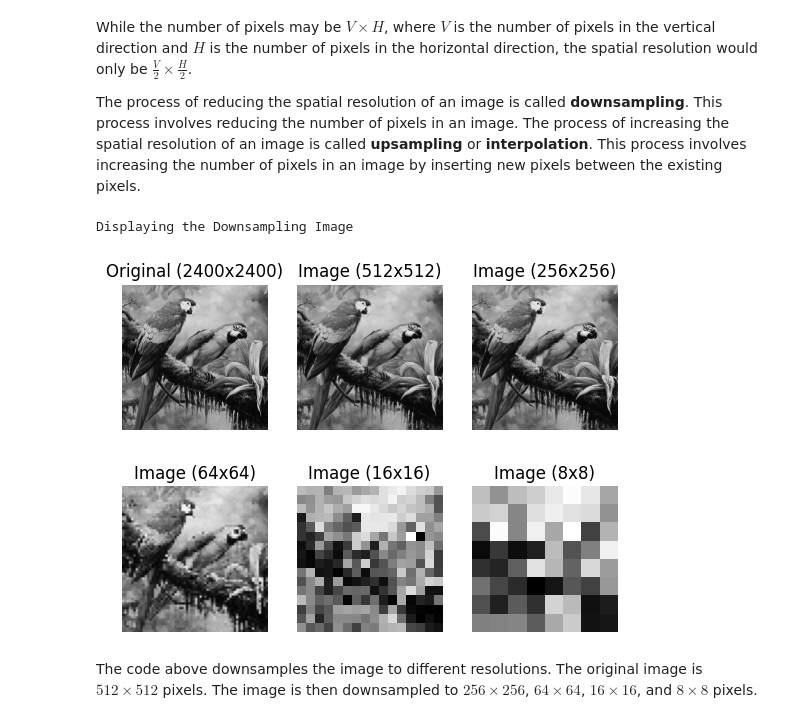
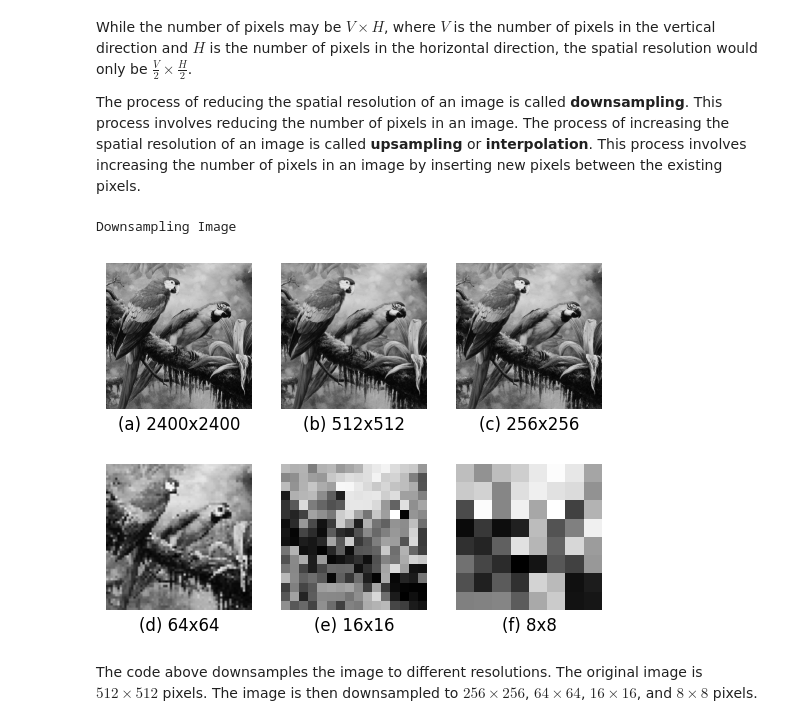
Before and after one commit to SorSU-Classroom/CS-314-Graphics-and-Visual-Computing, a Jupyter notebook: 2. Image Basics/2.2. Image Resolution/2.2. Image Resolution.ipynb, the cells around one changed output. Cells and saved outputs as stored; diff of their text form; code cells hidden in the pictures.

Commit message:
fix(2.2): PDF Figure Label Placement

```diff
--- a/2. Image Basics/2.2. Image Resolution/2.2. Image Resolution.ipynb
+++ b/2. Image Basics/2.2. Image Resolution/2.2. Image Resolution.ipynb
@@ -153,43 +153,43 @@ downsampled_image_8 = cv2.resize(grayscale_image, (8, 8))
 
 
 # Displaying the image
-print("Displaying the Downsampling Image")
+print("Downsampling Image")
 plt.figure("Downsampling Image")
 
 plt.subplot(2, 3, 1)
 plt.imshow(grayscale_image, cmap='gray')
-plt.title(f"Original ({grayscale_image.shape[0]}x{grayscale_image.shape[1]})")
+plt.title(f"(a) {grayscale_image.shape[0]}x{grayscale_image.shape[1]}", y=-0.2)
 plt.axis('off')
 
 plt.subplot(2, 3, 2)
 plt.imshow(downsampled_image_512, cmap='gray')
-plt.title(f"Image (512x512)")
+plt.title(f"(b) 512x512", y=-0.2)
 plt.axis('off')
 
 plt.subplot(2, 3, 3)
 plt.imshow(downsampled_image_256, cmap='gray')
-plt.title(f"Image (256x256)")
+plt.title(f"(c) 256x256", y=-0.2)
 plt.axis('off')
 
 plt.subplot(2, 3, 4)
 plt.imshow(downsampled_image_64, cmap='gray')
-plt.title(f"Image (64x64)")
+plt.title(f"(d) 64x64", y=-0.2)
 plt.axis('off')
 
 plt.subplot(2, 3, 5)
 plt.imshow(downsampled_image_16, cmap='gray')
-plt.title(f"Image (16x16)")
+plt.title(f"(e) 16x16", y=-0.2)
 plt.axis('off')
 
 plt.subplot(2, 3, 6)
 plt.imshow(downsampled_image_8, cmap='gray')
-plt.title(f"Image (8x8)")
+plt.title(f"(f) 8x8", y=-0.2)
 plt.axis('off')
 
 plt.show()
 # %% [output]
-Displaying the Downsampling Image
+Downsampling Image
-[figure, old version]
+[figure, new version]
 # %% [markdown]
 The code above downsamples the image to different resolutions. The original image is $512 \times 512$ pixels. The image is then downsampled to $256 \times 256$, $64 \times 64$, $16 \times 16$, and $8 \times 8$ pixels.
 # %% [markdown]
```
Also changed, not shown: parts of 3 cells of this notebook, 1 other file.
